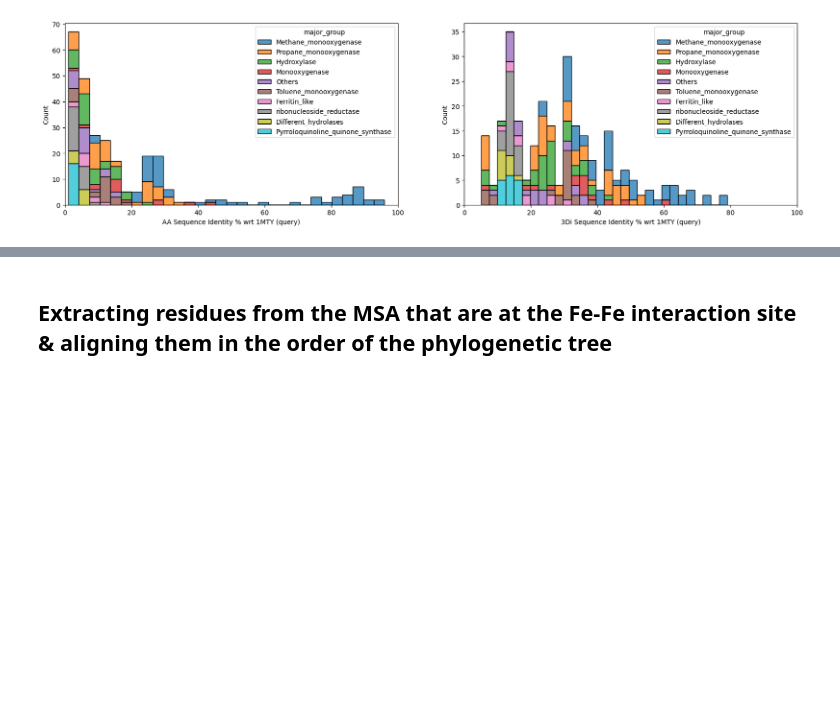
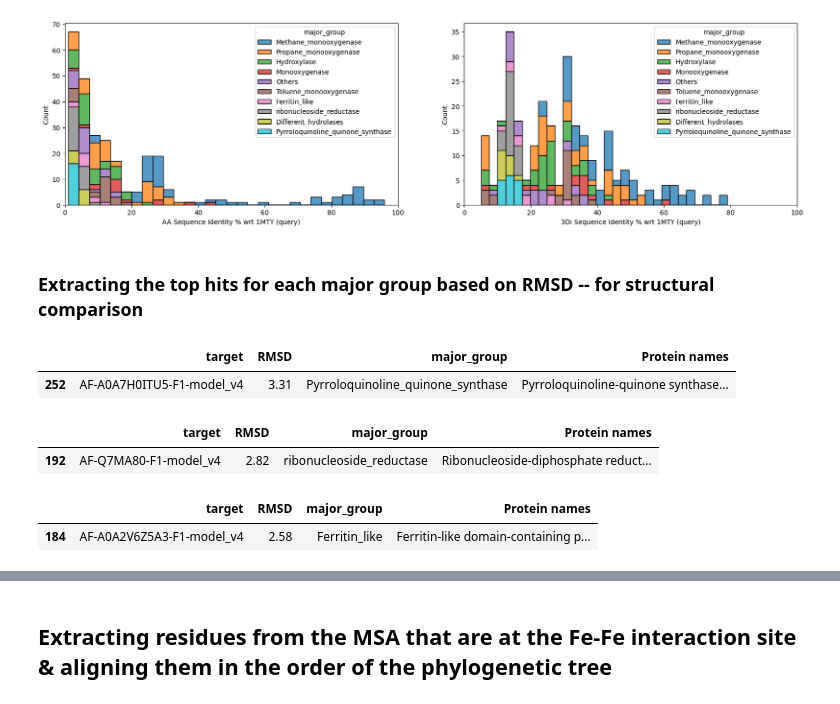
Before and after one commit to kaustubh-amritkar/MMO, a Jupyter notebook: analysis/analyze_foldseek_result.ipynb, the cells around one changed output, grey strips where cells are left out. Saved outputs shown, nothing was run; the diff lists cells and outputs as text; code cells hidden in the pictures; blank space fills up the shorter version.

Commit message:
Fished more details for candidate MMO distant structural hits

```diff
--- a/analysis/analyze_foldseek_result.ipynb
+++ b/analysis/analyze_foldseek_result.ipynb
@@ -700,3 +702,20 @@ ax[1].set_xlim(0,100)
 # %% [output]
 (0.0, 100.0)
 [figure]
+# %% [markdown]
+### Extracting the top hits for each major group based on RMSD -- for structural comparison
+# %%
+filtered_hits_df.query('major_group == "Pyrroloquinoline_quinone_synthase"').sort_values(by='RMSD', ascending=True)[:1][['target', 'RMSD', 'major_group', 'Protein names']]
+# %% [output]
+|  | target | RMSD | major_group | Protein names |
+| 252 | AF-A0A7H0ITU5-F1-model_v4 | 3.31 | Pyrroloquinoline_quinone_synthase | Pyrroloquinoline-quinone synthase... |
+# %%
+filtered_hits_df.query('major_group == "ribonucleoside_reductase"').sort_values(by='RMSD', ascending=True)[:1][['target', 'RMSD', 'major_group', 'Protein names']]
+# %% [output]
+|  | target | RMSD | major_group | Protein names |
+| 192 | AF-Q7MA80-F1-model_v4 | 2.82 | ribonucleoside_reductase | Ribonucleoside-diphosphate reduct... |
+# %%
+filtered_hits_df.query('major_group == "Ferritin_like"').sort_values(by='RMSD', ascending=True)[:1][['target', 'RMSD', 'major_group', 'Protein names']]
+# %% [output]
+|  | target | RMSD | major_group | Protein names |
+| 184 | AF-A0A2V6Z5A3-F1-model_v4 | 2.58 | Ferritin_like | Ferritin-like domain-containing p... |
```
Also changed, not shown: parts of 2 cells of this notebook.
